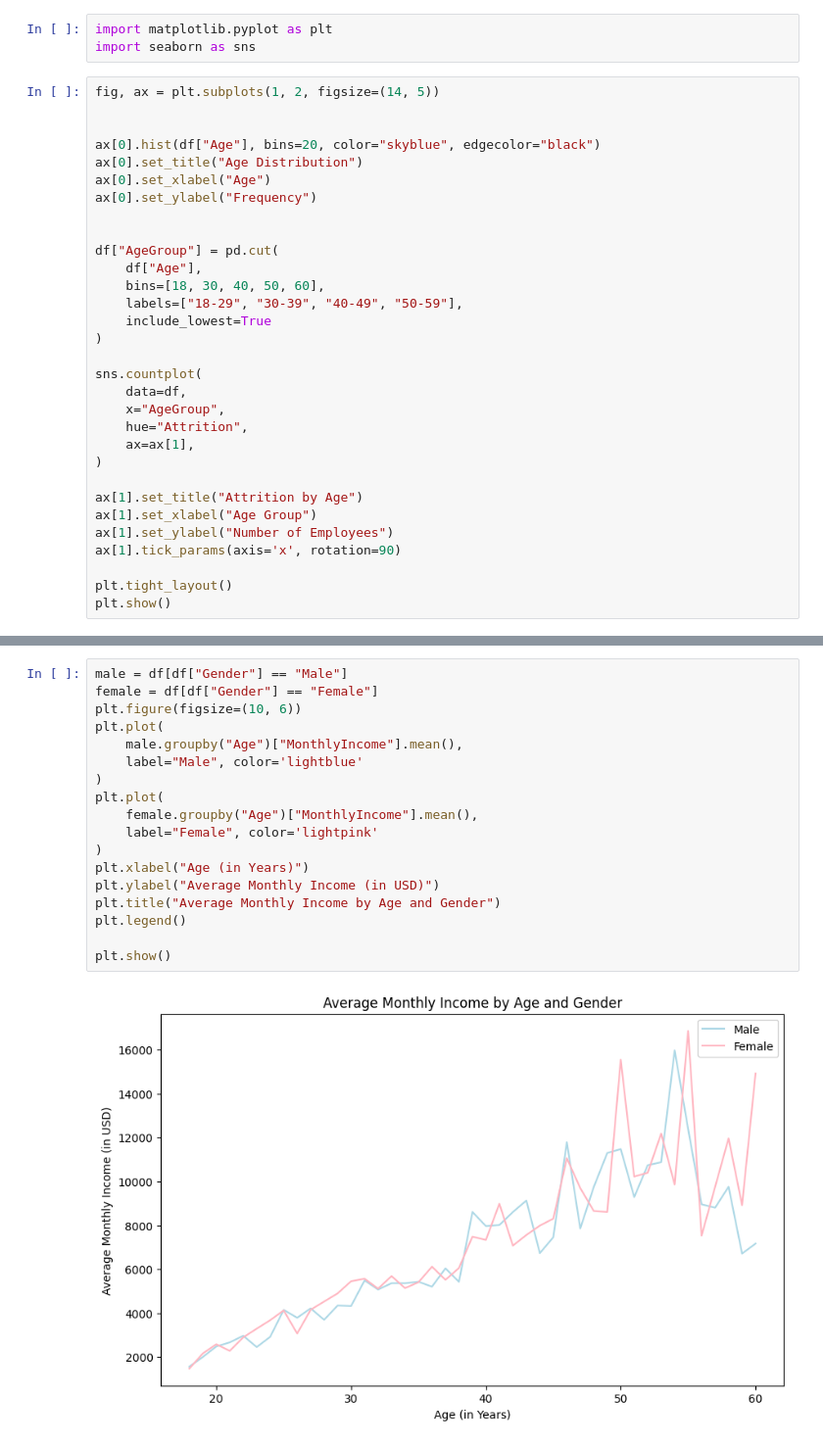
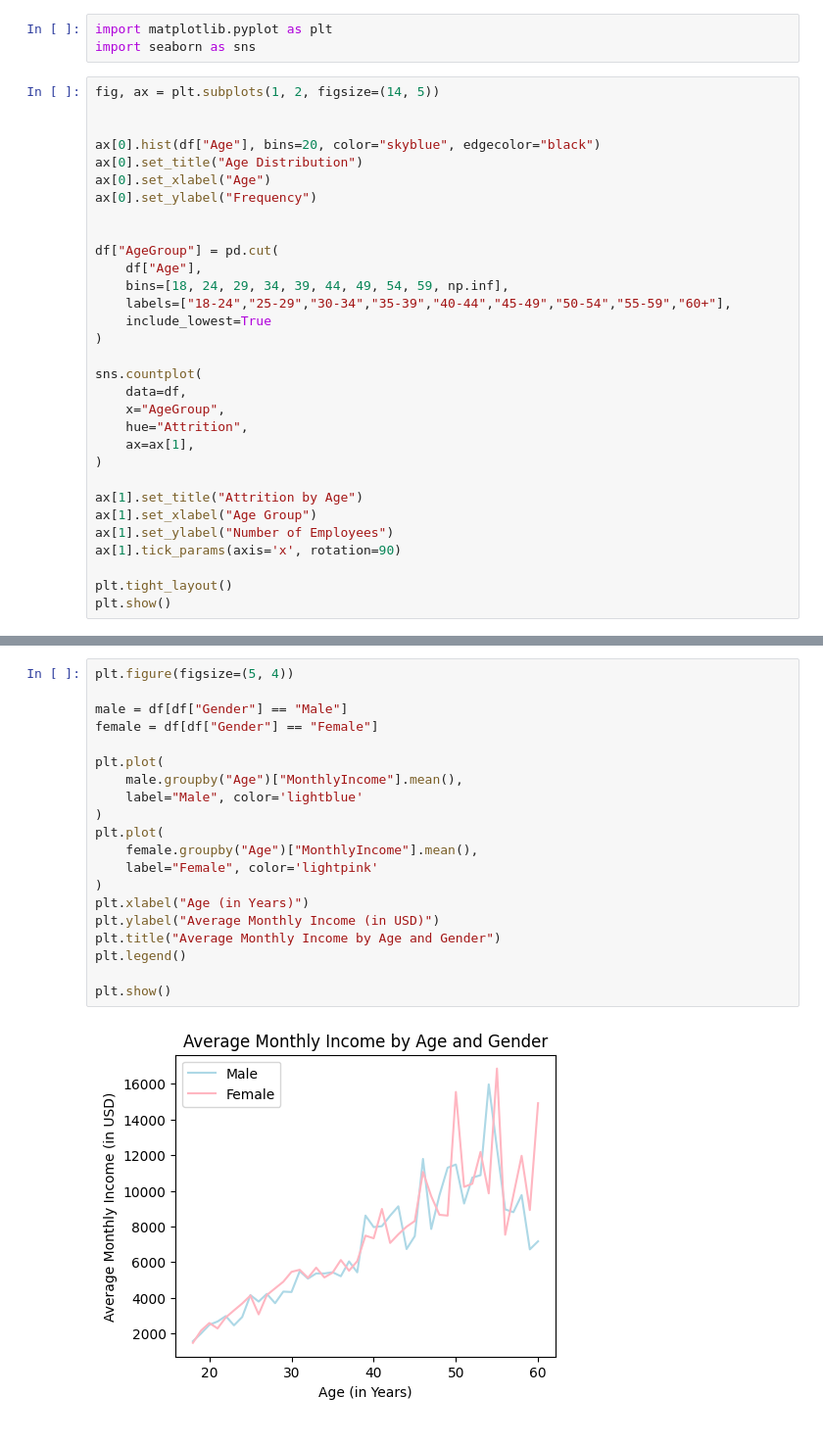
Before and after one commit to HDY2005/MachineLearning-Projects, a Jupyter notebook: Classification Projects/Employee Attrition Analysis/Attrition.ipynb, the cells around one changed output, grey strips where cells are left out. Shown at 98% size. Saved outputs shown, nothing was run; the diff lists cells and outputs as text.

```diff
--- a/Classification Projects/Employee Attrition Analysis/Attrition.ipynb
+++ b/Classification Projects/Employee Attrition Analysis/Attrition.ipynb
@@ -93,8 +93,8 @@ ax[0].set_ylabel("Frequency")
 
 df["AgeGroup"] = pd.cut(
     df["Age"],
-    bins=[18, 30, 40, 50, 60],
-    labels=["18-29", "30-39", "40-49", "50-59"],
+    bins=[18, 24, 29, 34, 39, 44, 49, 54, 59, np.inf],
+    labels=["18-24","25-29","30-34","35-39","40-44","45-49","50-54","55-59","60+"],
     include_lowest=True
 )
 
@@ -117,20 +117,22 @@ plt.show()
 # %%
+plt.figure(figsize=(5, 4))
+
 male = df[df["Gender"] == "Male"]
 female = df[df["Gender"] == "Female"]
-plt.figure(figsize=(10, 6))
+
 plt.plot(
     male.groupby("Age")["MonthlyIncome"].mean(),
     label="Male", color='lightblue'
 )
 plt.plot(
     female.groupby("Age")["MonthlyIncome"].mean(),
     label="Female", color='lightpink'
 )
 plt.xlabel("Age (in Years)")
 plt.ylabel("Average Monthly Income (in USD)")
 plt.title("Average Monthly Income by Age and Gender")
 plt.legend()
 
 plt.show()
 # %% [output]
-[figure, old version]
+[figure, new version]
```
Also changed, not shown: parts of 3 cells of this notebook.
